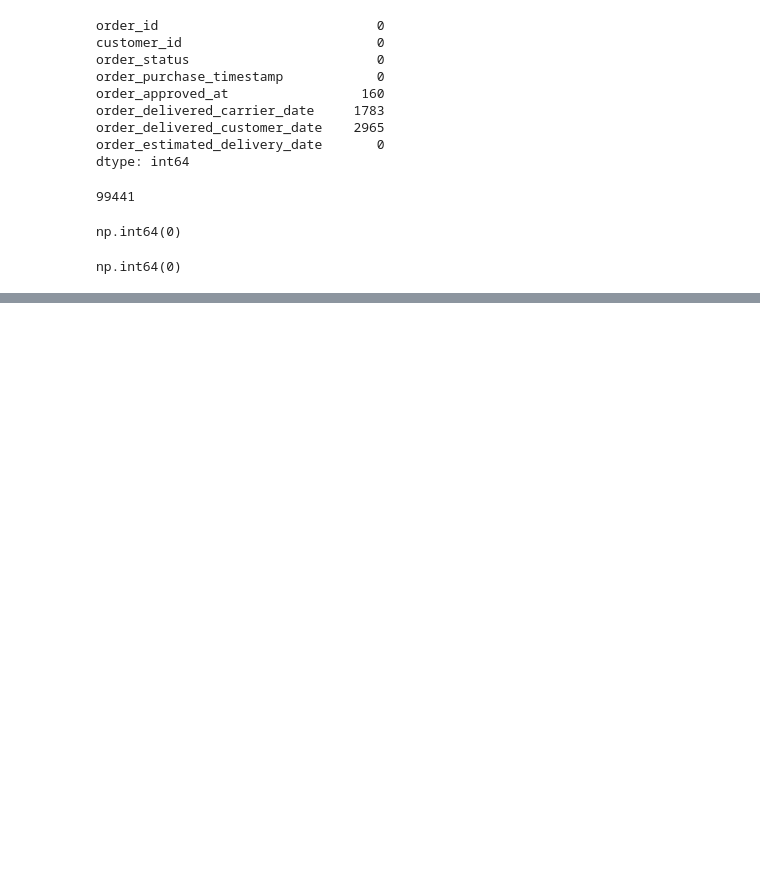
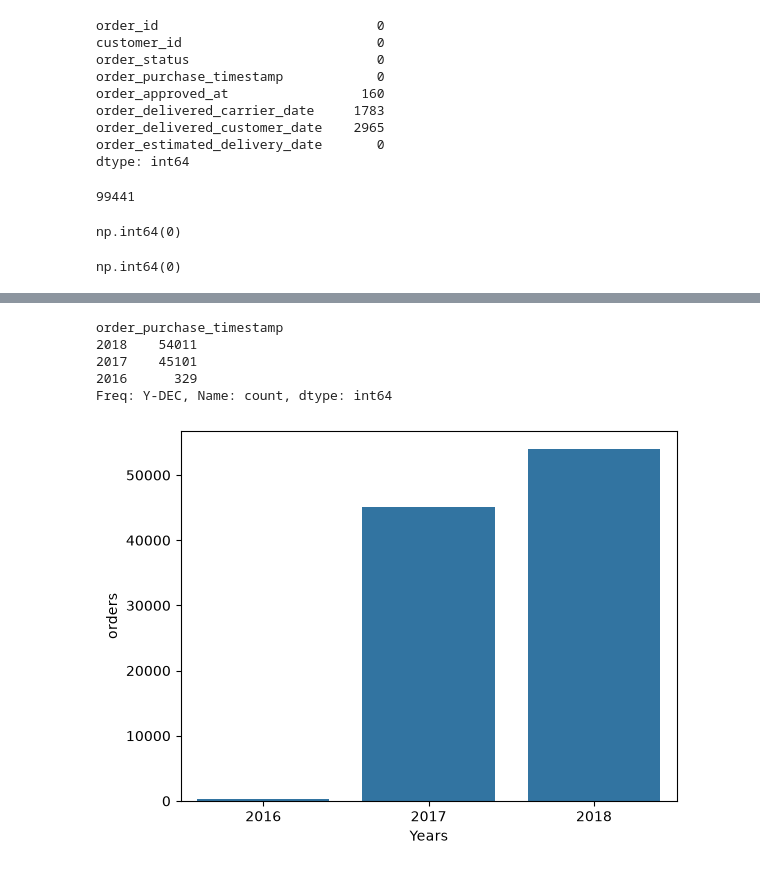
Before and after one commit to TanmayAggarwal87/E-commerce-Store-Anlaysis, a Jupyter notebook: notebooks/eda/06_orders_eda.ipynb, the cells around one changed output, grey strips where cells are left out. Cells and saved outputs as stored; diff of their text form; code cells hidden in the pictures; blank space fills up the shorter version.

```diff
--- a/notebooks/eda/06_orders_eda.ipynb
+++ b/notebooks/eda/06_orders_eda.ipynb
@@ -47,0 +81,25 @@ np.int64(0)
+# %%
+orders["order_purchase_timestamp"] = pd.to_datetime(
+    orders["order_purchase_timestamp"]
+)
+# %%
+orders["order_purchase_timestamp"].dt.to_period("Y").value_counts()
+# %% [output]
+order_purchase_timestamp
+2018    54011
+2017    45101
+2016      329
+Freq: Y-DEC, Name: count, dtype: int64
+# %%
+order_per_year = (orders.groupby(orders["order_purchase_timestamp"].dt.to_period("Y")).size())
+# %%
+sns.barplot(
+    x=order_per_year.index.astype(str),
+    y=order_per_year.values
+)
+plt.xlabel("Years")
+plt.ylabel("orders")
+plt.savefig("../../output/charts/orders/order_per_year_barplot",dpi=300)
+plt.show()
+# %% [output]
+[figure, added]
```
Also changed, not shown: parts of 21 cells of this notebook, 7 other files.
